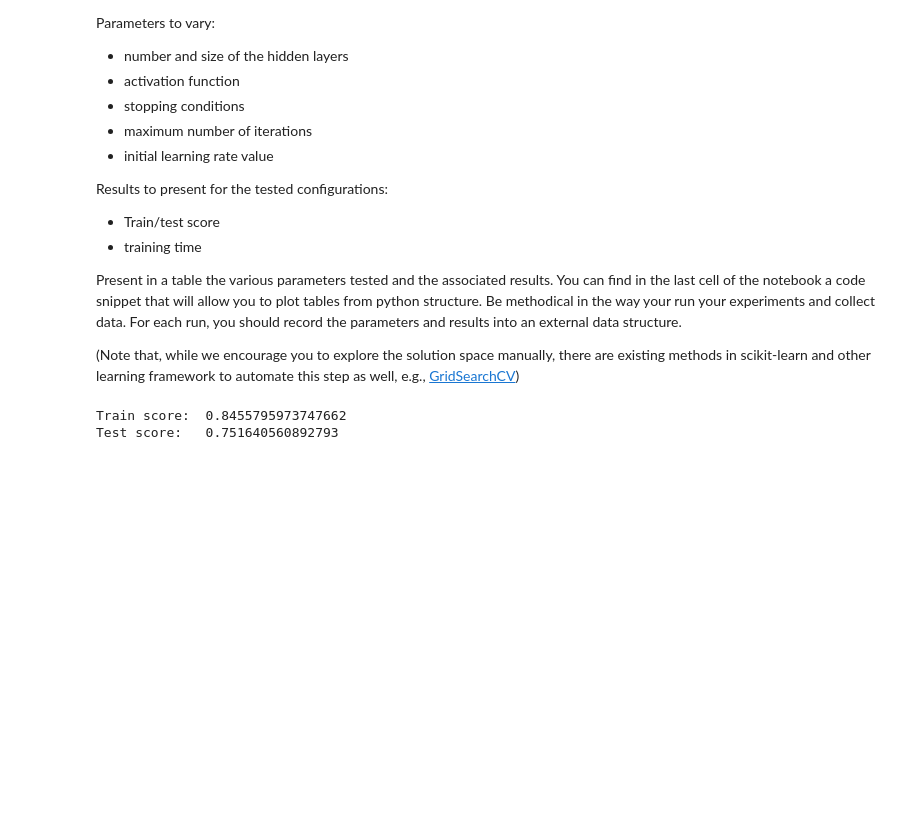
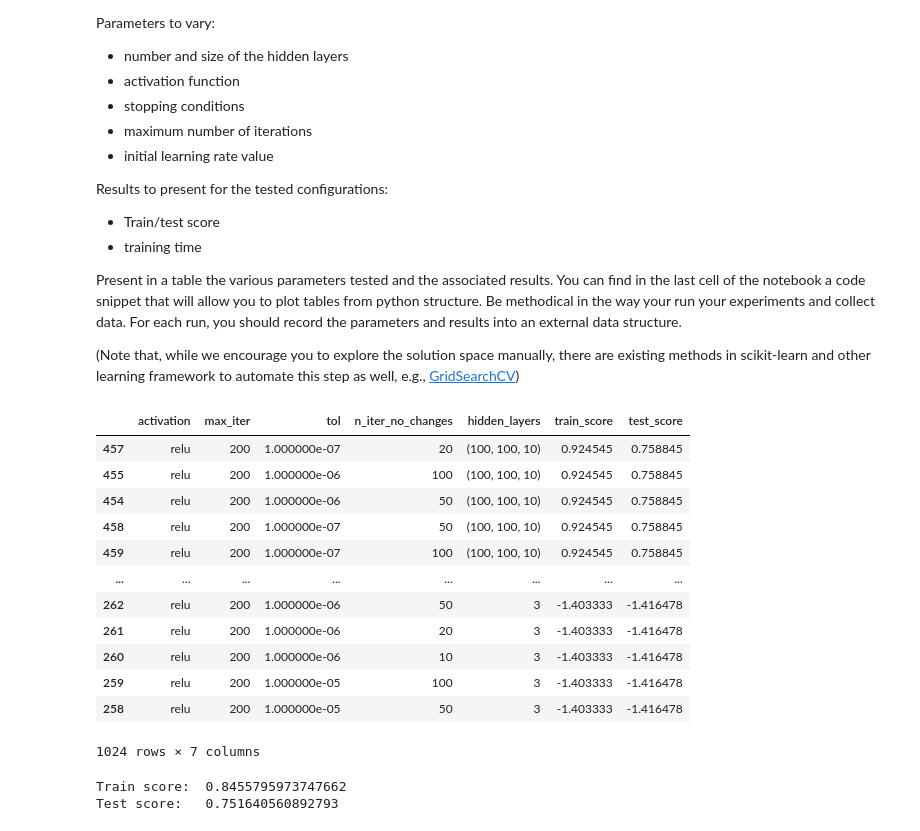
Before and after one commit to WissalElKourdi/MachineLearning, a Jupyter notebook: mlp.ipynb, the cells around one changed output. Saved outputs shown, nothing was run; the diff lists cells and outputs as text; code cells hidden in the pictures; blank space fills up the shorter version.

```diff
--- a/mlp.ipynb
+++ b/mlp.ipynb
@@ -186,6 +201,48 @@ Present in a table the various parameters tested and the associated results. You
 Be methodical in the way your run your experiments and collect data. For each run, you should record the parameters and results into an external data structure.
 
 (Note that, while we encourage you to explore the solution space manually, there are existing methods in scikit-learn and other learning framework to automate this step as well, e.g., [GridSearchCV](https://scikit-learn.org/stable/modules/generated/sklearn.model_selection.GridSearchCV.html))
+# %%
+from sklearn.neural_network import MLPRegressor
+import pandas as pd
+import numpy as np
+
+data = []
+
+max_iters = [300, 200, 1000, 2000]
+hidden_layer_sizes = [(3), (10), (20), (100, 100, 10)]
+activations = ["relu", "tanh", "logistic", "identity"]
+tols = [1e-5, 1e-6, 1e-7, 1e-8]
+n_iter_no_changes = [10, 20, 50, 100]
+
+for m in max_iters:
+    for h in hidden_layer_sizes:
+        for a in activations:
+            for t in tols:
+                for n in n_iter_no_changes:
+                    mlp = MLPRegressor(max_iter=m, random_state=1, hidden_layer_sizes = h, activation=a, tol = t, n_iter_no_change=n) # define the model, with default params
+                    mlp.fit(X_train, y_train) # train the MLP
+
+                    data.append({'activation': a, 'max_iter': m, 'tol': t, 'n_iter_no_changes': n, 'hidden_layers': h, 'train_score': mlp.score(X_train, y_train), 'test_score': mlp.score(X_test, y_test)})
+
+
+table = pd.DataFrame.from_dict(data)
+table = table.replace(np.nan, '-')
+table = table.sort_values(by='test_score', ascending=False)
+table
+# %% [output]
+|  | activation | max_iter | tol | n_iter_no_changes | hidden_layers | train_score | test_score |
+| 457 | relu | 200 | 1.000000e-07 | 20 | (100, 100, 10) | 0.924545 | 0.758845 |
+| 455 | relu | 200 | 1.000000e-06 | 100 | (100, 100, 10) | 0.924545 | 0.758845 |
+| 454 | relu | 200 | 1.000000e-06 | 50 | (100, 100, 10) | 0.924545 | 0.758845 |
+| 458 | relu | 200 | 1.000000e-07 | 50 | (100, 100, 10) | 0.924545 | 0.758845 |
+| 459 | relu | 200 | 1.000000e-07 | 100 | (100, 100, 10) | 0.924545 | 0.758845 |
+| ... | ... | ... | ... | ... | ... | ... | ... |
+| 262 | relu | 200 | 1.000000e-06 | 50 | 3 | -1.403333 | -1.416478 |
+| 261 | relu | 200 | 1.000000e-06 | 20 | 3 | -1.403333 | -1.416478 |
+| 260 | relu | 200 | 1.000000e-06 | 10 | 3 | -1.403333 | -1.416478 |
+| 259 | relu | 200 | 1.000000e-05 | 100 | 3 | -1.403333 | -1.416478 |
+| 258 | relu | 200 | 1.000000e-05 | 50 | 3 | -1.403333 | -1.416478 |
+1024 rows × 7 columns
 # %%
 from sklearn.neural_network import MLPRegressor
 from matplotlib import pyplot as plt
```
Also changed, not shown: parts of 6 cells of this notebook, 1 other file.
